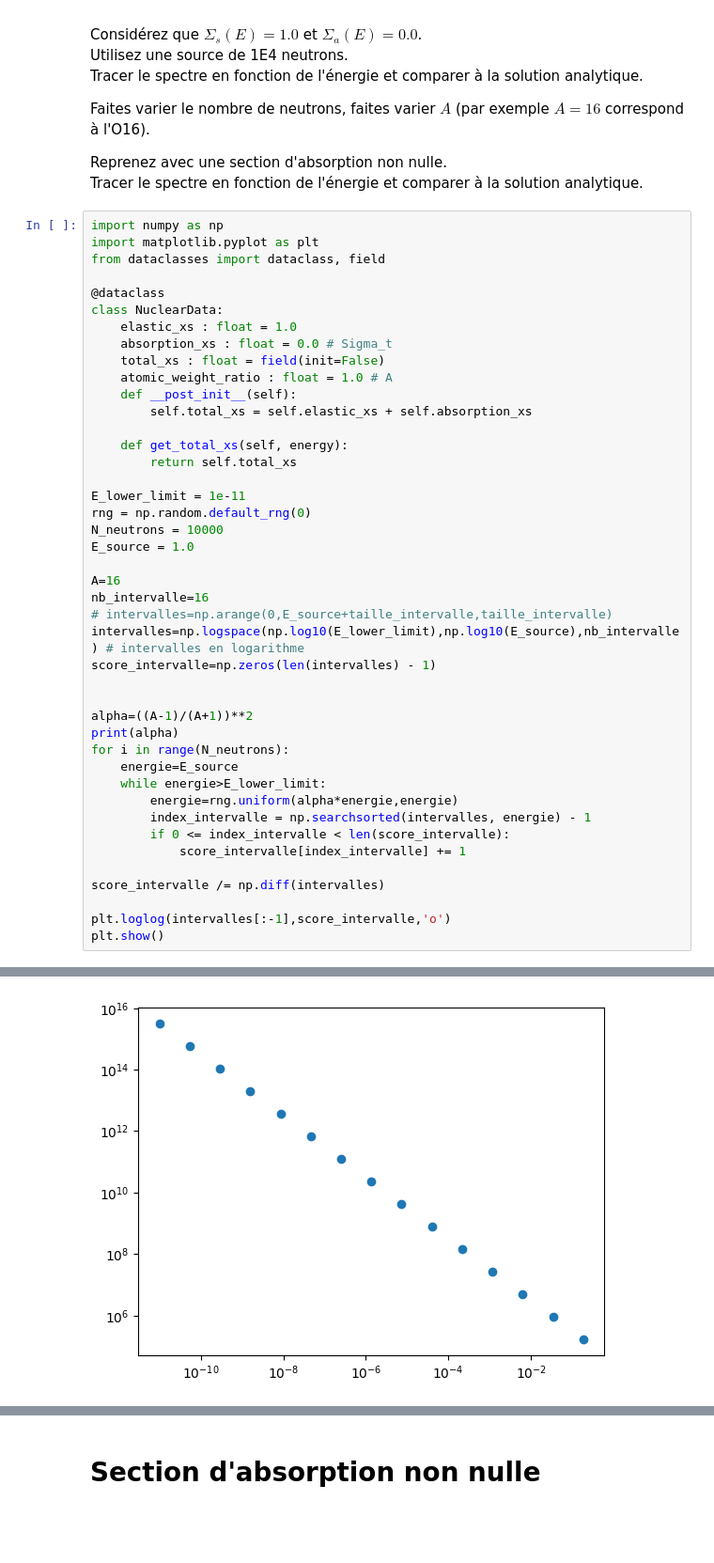
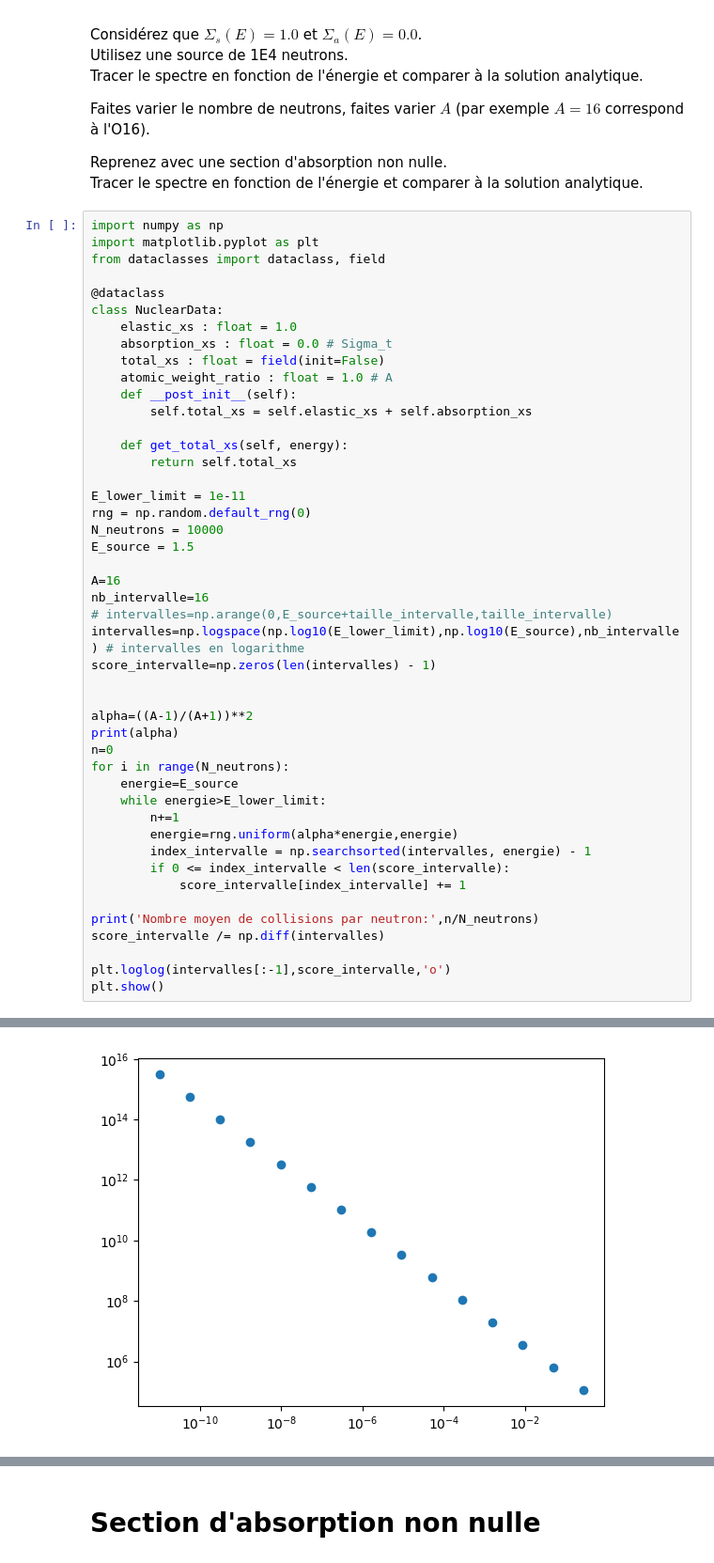
Before and after one commit to atlantis294/neutronic-ensta, a Jupyter notebook: exercices/04_ralentissement.ipynb, the cells around one changed output, grey strips where cells are left out. Shown at 94% size. Drawn from its saved outputs; the diff is of its cells as text; blank space fills up the shorter version.

```diff
--- a/exercices/04_ralentissement.ipynb
+++ b/exercices/04_ralentissement.ipynb
@@ -168,7 +168,7 @@ class NuclearData:
 E_lower_limit = 1e-11
 rng = np.random.default_rng(0)
 N_neutrons = 10000
-E_source = 1.0
+E_source = 1.5
 
 A=16
 nb_intervalle=16
@@ -179,14 +179,17 @@ score_intervalle=np.zeros(len(intervalles) - 1)
 
 alpha=((A-1)/(A+1))**2
 print(alpha)
+n=0
 for i in range(N_neutrons):
     energie=E_source
     while energie>E_lower_limit:
+        n+=1
         energie=rng.uniform(alpha*energie,energie)
         index_intervalle = np.searchsorted(intervalles, energie) - 1
         if 0 <= index_intervalle < len(score_intervalle):
             score_intervalle[index_intervalle] += 1
 
+print('Nombre moyen de collisions par neutron:',n/N_neutrons)
 score_intervalle /= np.diff(intervalles)
 
 plt.loglog(intervalles[:-1],score_intervalle,'o')
@@ -196 +200 @@ plt.show()
-[figure, old version]
+[figure, new version]
```
Also changed, not shown: parts of 4 cells of this notebook, 1 other file.
